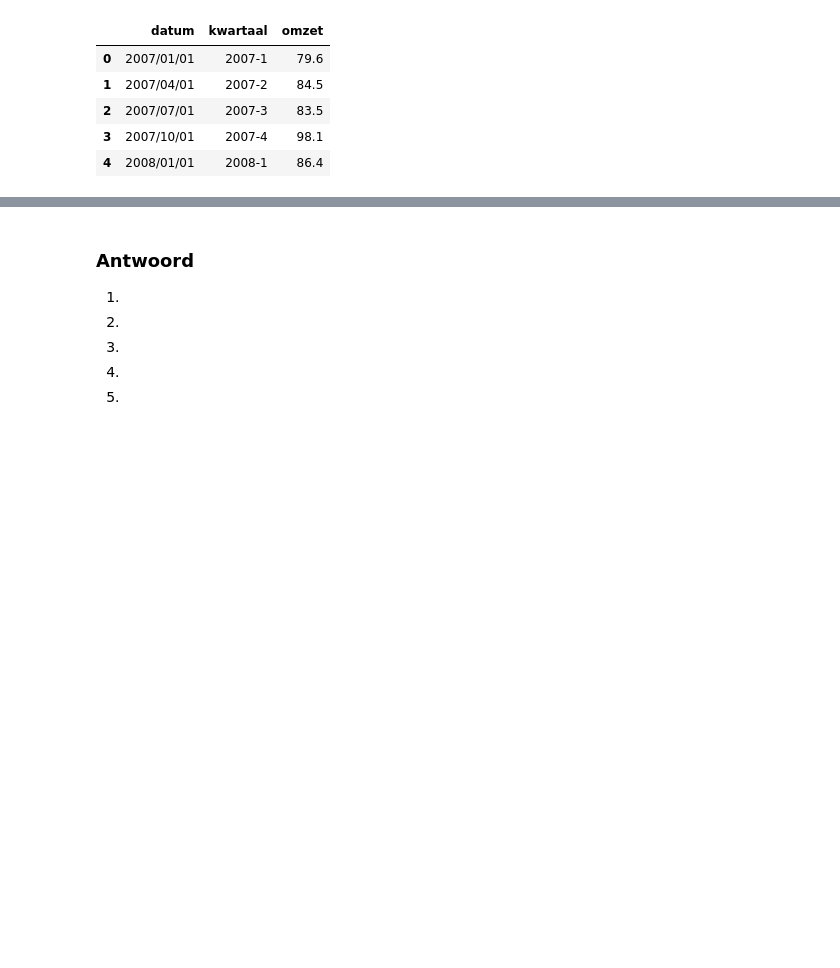
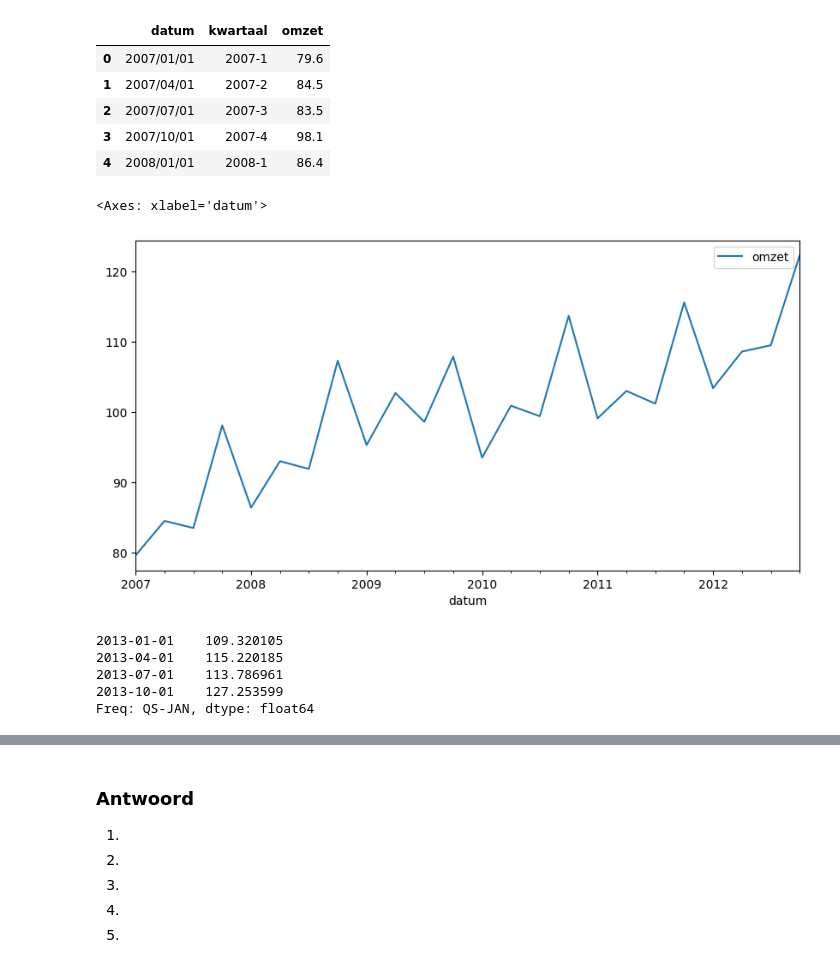
Before and after one commit to JasperHmn/dsailabs, a Jupyter notebook: RepeatExercises/DSAI-2324-EP2-Examen.ipynb, the cells around one changed output, grey strips where cells are left out. Drawn from its saved outputs; the diff is of its cells as text; code cells hidden in the pictures; blank space fills up the shorter version.

```diff
--- a/RepeatExercises/DSAI-2324-EP2-Examen.ipynb
+++ b/RepeatExercises/DSAI-2324-EP2-Examen.ipynb
@@ -308,3 +429,26 @@ dfwalmart.head()
 | 2 | 2007/07/01 | 2007-3 | 83.5 |
 | 3 | 2007/10/01 | 2007-4 | 98.1 |
 | 4 | 2008/01/01 | 2008-1 | 86.4 |
+# %%
+#1
+dfwalmart['datum'] = pd.to_datetime(dfwalmart['datum'])
+dfwalmart.set_index('datum', inplace=True)
+# %%
+#2
+dfwalmart.plot(y = 'omzet', figsize=[10,5])
+# %% [output]
+<Axes: xlabel='datum'>
+[figure, added]
+# %%
+#3
+from statsmodels.tsa.holtwinters import ExponentialSmoothing
+omzet_hw = ExponentialSmoothing(
+  dfwalmart.omzet, trend='add', seasonal='add', seasonal_periods=4, freq='QS').fit()
+omzet_fc = omzet_hw.forecast(steps=4)
+omzet_fc
+# %% [output]
+2013-01-01    109.320105
+2013-04-01    115.220185
+2013-07-01    113.786961
+2013-10-01    127.253599
+Freq: QS-JAN, dtype: float64
```
Also changed, not shown: parts of 34 cells of this notebook, 1 other file.
